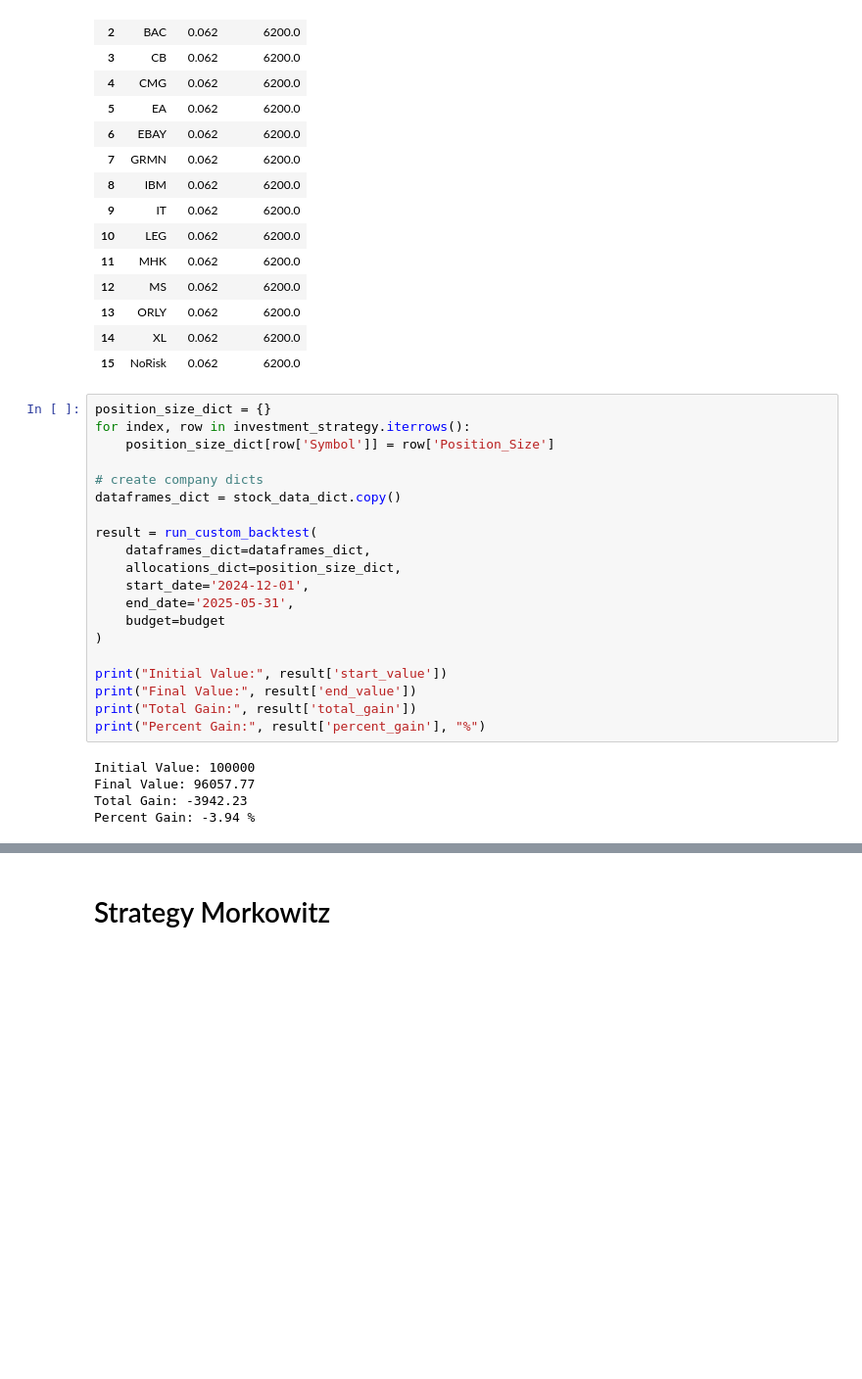
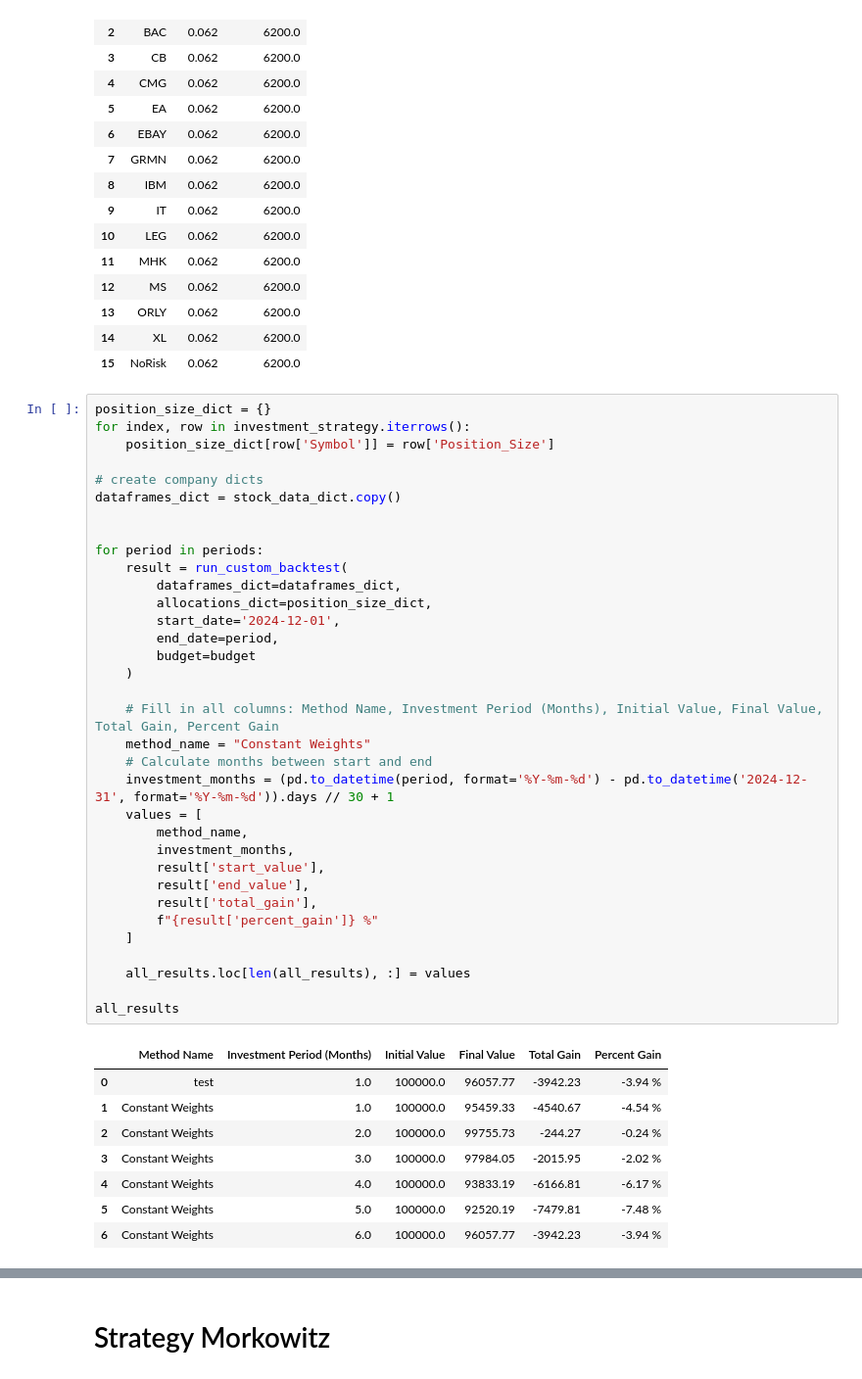
Before and after one commit to khalilvandian/portfolio_management, a Jupyter notebook: report.ipynb, the cells around one changed output, grey strips where cells are left out. Shown: that part at 98% size. Drawn from its saved outputs; the diff is of its cells as text; blank space fills up the shorter version.

```diff
--- a/report.ipynb
+++ b/report.ipynb
@@ -206,25 +223,43 @@ pd.read_csv(os.path.join(strategy_one_path, strategy_one_file_name))
 # %%
 position_size_dict = {}
 for index, row in investment_strategy.iterrows():
     position_size_dict[row['Symbol']] = row['Position_Size']
 
 # create company dicts
 dataframes_dict = stock_data_dict.copy()
 
-result = run_custom_backtest(
-    dataframes_dict=dataframes_dict,
-    allocations_dict=position_size_dict,
-    start_date='2024-12-01',
-    end_date='2025-05-31',
-    budget=budget
-)
 
-print("Initial Value:", result['start_value'])
-print("Final Value:", result['end_value'])
-print("Total Gain:", result['total_gain'])
-print("Percent Gain:", result['percent_gain'], "%")
+for period in periods:
+    result = run_custom_backtest(
+        dataframes_dict=dataframes_dict,
+        allocations_dict=position_size_dict,
+        start_date='2024-12-01',
+        end_date=period,
+        budget=budget
+    )
+
+    # Fill in all columns: Method Name, Investment Period (Months), Initial Value, Final Value, Total Gain, Percent Gain
+    method_name = "Constant Weights"
+    # Calculate months between start and end
+    investment_months = (pd.to_datetime(period, format='%Y-%m-%d') - pd.to_datetime('2024-12-31', format='%Y-%m-%d')).days // 30 + 1
+    values = [
+        method_name,
+        investment_months,
+        result['start_value'],
+        result['end_value'],
+        result['total_gain'],
+        f"{result['percent_gain']} %"
+    ]
+
+    all_results.loc[len(all_results), :] = values
+
+all_results
 # %% [output]
-Initial Value: 100000
-Final Value: 96057.77
-Total Gain: -3942.23
-Percent Gain: -3.94 %
+|  | Method Name | Investment Period (Months) | Initial Value | Final Value | Total Gain | Percent Gain |
+| 0 | test | 1.0 | 100000.0 | 96057.77 | -3942.23 | -3.94 % |
+| 1 | Constant Weights | 1.0 | 100000.0 | 95459.33 | -4540.67 | -4.54 % |
+| 2 | Constant Weights | 2.0 | 100000.0 | 99755.73 | -244.27 | -0.24 % |
+| 3 | Constant Weights | 3.0 | 100000.0 | 97984.05 | -2015.95 | -2.02 % |
+| 4 | Constant Weights | 4.0 | 100000.0 | 93833.19 | -6166.81 | -6.17 % |
+| 5 | Constant Weights | 5.0 | 100000.0 | 92520.19 | -7479.81 | -7.48 % |
+| 6 | Constant Weights | 6.0 | 100000.0 | 96057.77 | -3942.23 | -3.94 % |
```
Also changed, not shown: parts of 11 cells of this notebook, 14 other files.
